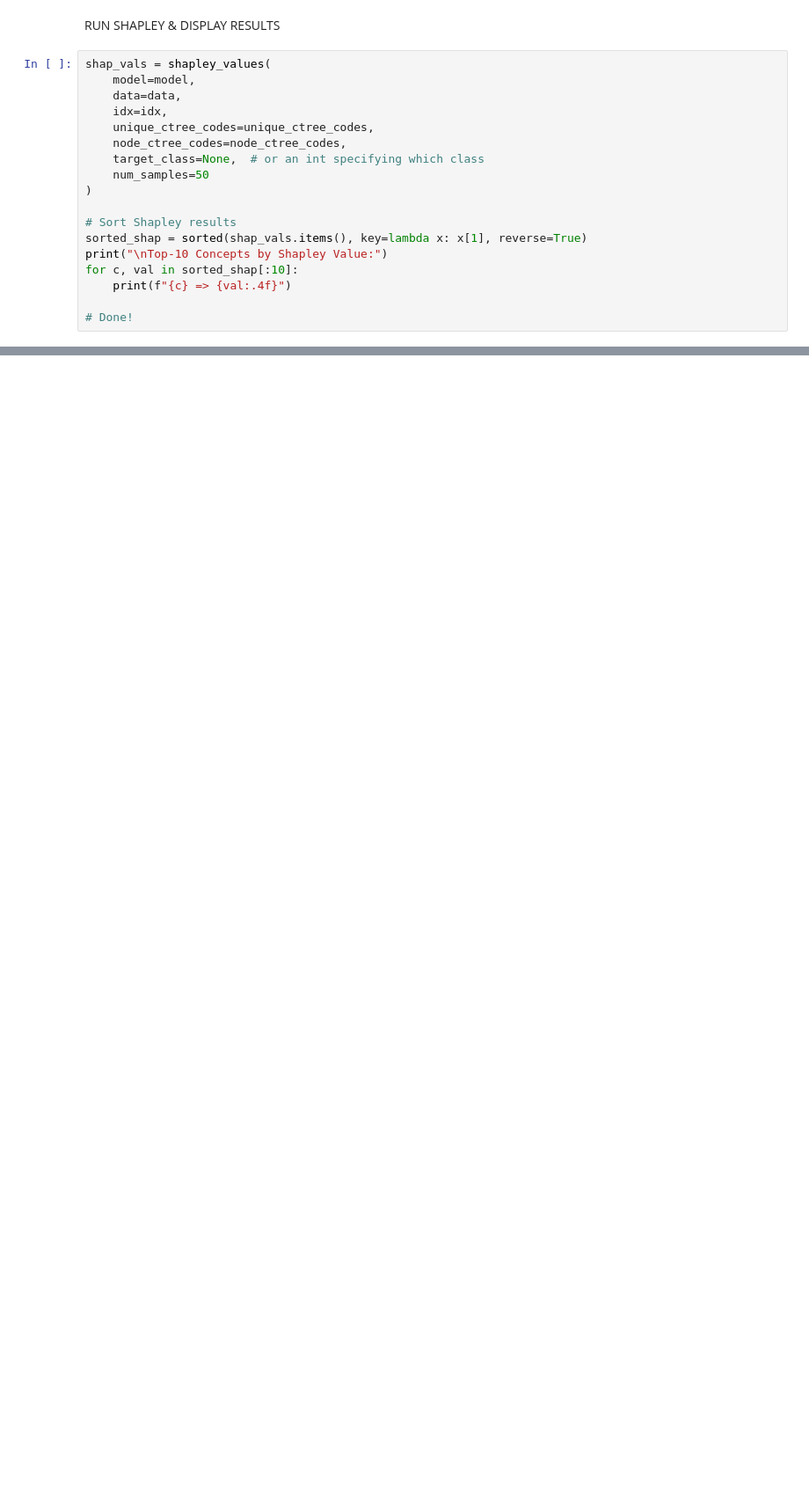
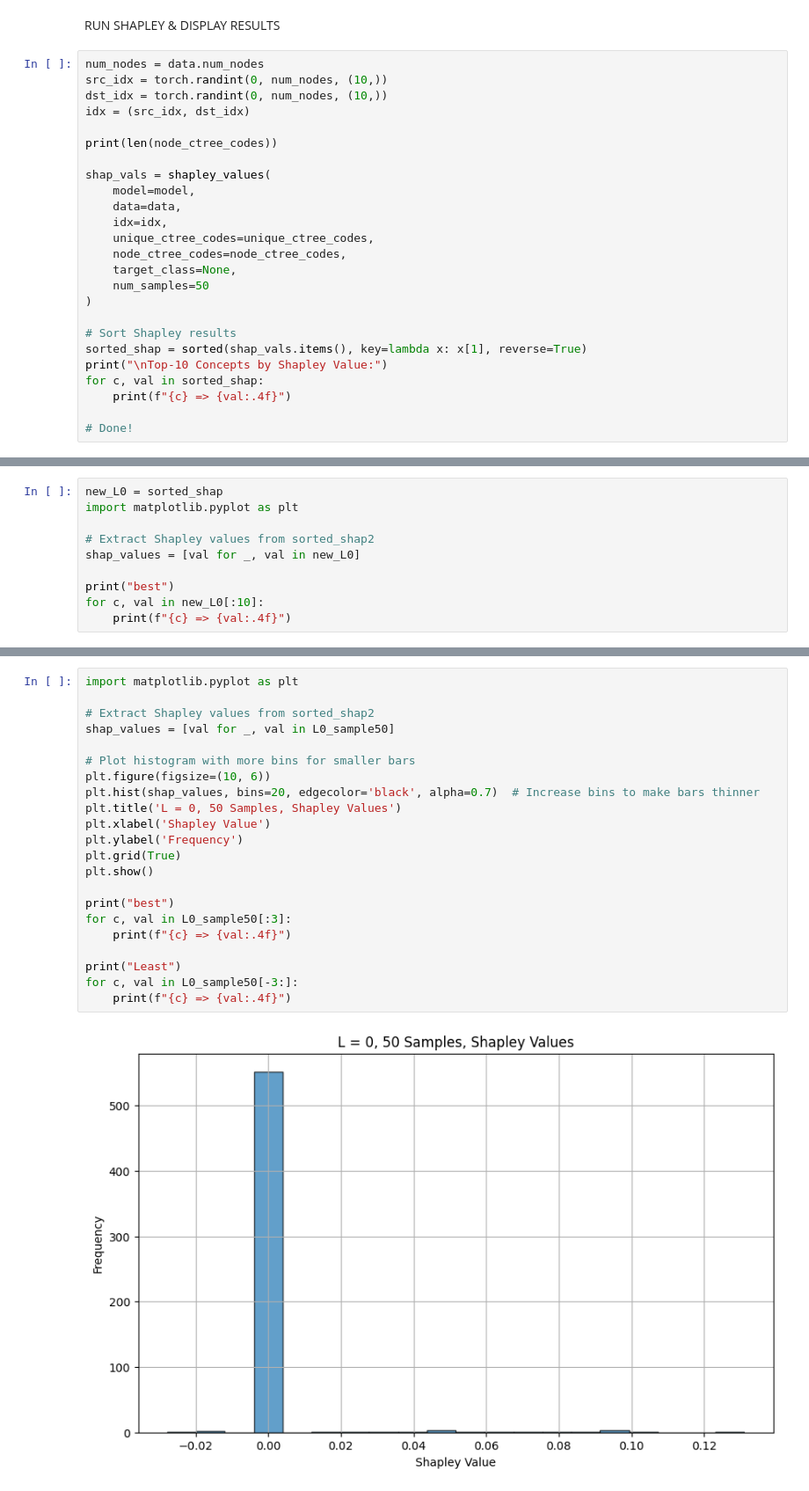
Before and after one commit to houjer23/GraphTrail_on_MRCGNN, a Jupyter notebook: graphtrail_MRCGNN.ipynb, the cells around one changed output, grey strips where cells are left out. Shown at 88% size. Cells and saved outputs as stored; diff of their text form; blank space fills up the shorter version.

```diff
--- a/graphtrail_MRCGNN.ipynb
+++ b/graphtrail_MRCGNN.ipynb
@@ -403,20 +396,27 @@ def shapley_values(model, data, idx,
 # %% [markdown]
 RUN SHAPLEY & DISPLAY RESULTS
 # %%
+num_nodes = data.num_nodes
+src_idx = torch.randint(0, num_nodes, (10,))
+dst_idx = torch.randint(0, num_nodes, (10,))
+idx = (src_idx, dst_idx)
+
+print(len(node_ctree_codes))
+
 shap_vals = shapley_values(
     model=model,
     data=data,
     idx=idx,
     unique_ctree_codes=unique_ctree_codes,
     node_ctree_codes=node_ctree_codes,
-    target_class=None,  # or an int specifying which class
+    target_class=None,
     num_samples=50
 )
 
 # Sort Shapley results
 sorted_shap = sorted(shap_vals.items(), key=lambda x: x[1], reverse=True)
 print("\nTop-10 Concepts by Shapley Value:")
-for c, val in sorted_shap[:10]:
+for c, val in sorted_shap:
     print(f"{c} => {val:.4f}")
 
 # Done!
@@ -434,0 +441,10 @@ Top-10 Concepts by Shapley Value:
+# %%
+new_L0 = sorted_shap
+import matplotlib.pyplot as plt
+
+# Extract Shapley values from sorted_shap2
+shap_values = [val for _, val in new_L0]
+
+print("best")
+for c, val in new_L0[:10]:
+    print(f"{c} => {val:.4f}")
@@ -434,0 +463,24 @@ Top-10 Concepts by Shapley Value:
+# %%
+import matplotlib.pyplot as plt
+
+# Extract Shapley values from sorted_shap2
+shap_values = [val for _, val in L0_sample50]
+
+# Plot histogram with more bins for smaller bars
+plt.figure(figsize=(10, 6))
+plt.hist(shap_values, bins=20, edgecolor='black', alpha=0.7)  # Increase bins to make bars thinner
+plt.title('L = 0, 50 Samples, Shapley Values')
+plt.xlabel('Shapley Value')
+plt.ylabel('Frequency')
+plt.grid(True)
+plt.show()
+
+print("best")
+for c, val in L0_sample50[:3]:
+    print(f"{c} => {val:.4f}")
+
+print("Least")
+for c, val in L0_sample50[-3:]:
+    print(f"{c} => {val:.4f}")
+# %% [output]
+[figure, added]
```
Also changed, not shown: parts of 14 cells of this notebook, 2 other files.
